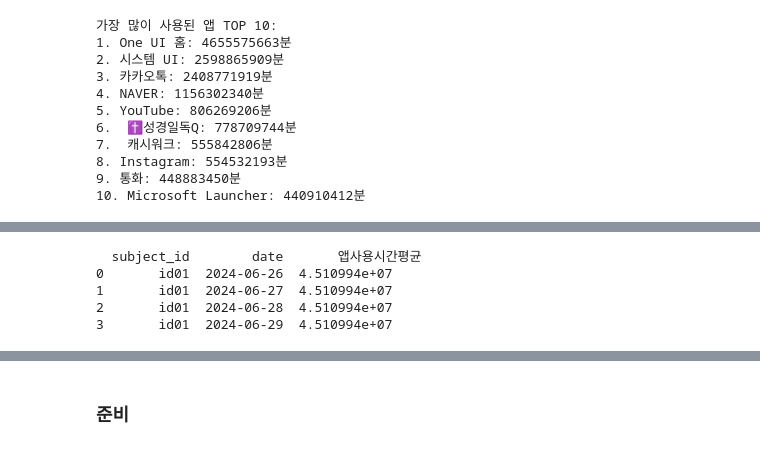
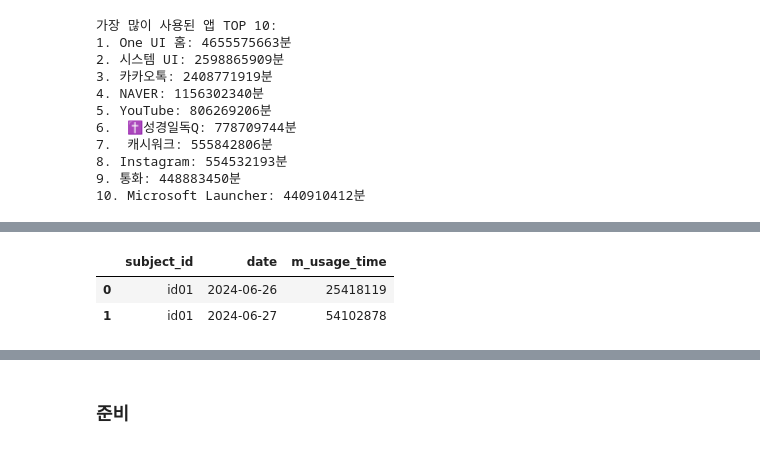
Before and after one commit to datalab-hub/lifelog-sleep-ictc-2025, a Jupyter notebook: minjeong/dacon_etri_base_mod5.ipynb, the cells around one changed output, grey strips where cells are left out. Saved outputs shown, nothing was run; the diff lists cells and outputs as text; code cells hidden in the pictures.

```diff
--- a/minjeong/dacon_etri_base_mod5.ipynb
+++ b/minjeong/dacon_etri_base_mod5.ipynb
@@ -473,45 +489,39 @@ mUsageStats_df2 = process_mUsageStats(mUsageStats_df)
-# %%
-def process_mUsageStats_daily_avg_simple(df):
-    df = df.copy()
-    df['timestamp'] = pd.to_datetime(df['timestamp'])
-    df['date'] = df['timestamp'].dt.date
-
-    features = []
-    for (subj, date), group in df.groupby(['subject_id', 'date']):
-        total_app_time = 0  # 모든 앱 사용시간 합계
-
-        for row in group['m_usage_stats']:
-            parsed = ast.literal_eval(row) if isinstance(row, str) else row
-            for entry in parsed:
-                time = entry.get('total_time', 0)
-                total_app_time += int(time)
-
-        feature = {
-            'subject_id': subj,
-            'date': date,
-            'daily_total': total_app_time
-        }
-        features.append(feature)
-
-    temp_df = pd.DataFrame(features)
-
-    # 각 사용자별 평균을 계산해서 새 컬럼에 추가
-    temp_df['앱사용시간평균'] = temp_df.groupby('subject_id')['daily_total'].transform('mean')
-
-    # 필요한 컬럼만 선택 (인덱스 설정하지 않음)
-    result_df = temp_df[['subject_id', 'date', '앱사용시간평균']].copy()
-
-    return result_df
-
-# 사용
-mUsageStats_df3 = process_mUsageStats_daily_avg_simple(mUsageStats_df)
-print(mUsageStats_df3.head(4))
-# %% [output]
-  subject_id        date       앱사용시간평균
-0       id01  2024-06-26  4.510994e+07
-1       id01  2024-06-27  4.510994e+07
-2       id01  2024-06-28  4.510994e+07
-3       id01  2024-06-29  4.510994e+07
+# %%
+# 앱 사용 시간 (합계)
+mUsageStats_df3 = mUsageStats_df.copy()
+# 방법 1: 기존 DataFrame에 새로운 컬럼 추가
+def calculate_total_usage_time(usage_stats):
+    """m_usage_stats에서 모든 앱의 total_time 합계 계산"""
+    total_time = 0
+    for app in usage_stats:
+        total_time += app['total_time']
+    return total_time
+
+# m_usage_time 컬럼 추가
+mUsageStats_df3['m_usage_time'] = mUsageStats_df3['m_usage_stats'].apply(calculate_total_usage_time)
+
+# # 결과 확인
+# print("새로운 컬럼이 추가된 DataFrame:")
+# print(mUsageStats_df3[['subject_id', 'timestamp', 'm_usage_time']].head())
+
+
+# # 전체 구조 확인
+# print(f"\nDataFrame shape: {mUsageStats_df3.shape}")
+# print(f"Columns: {mUsageStats_df3.columns.tolist()}")
+
+mUsageStats_df3 = mUsageStats_df3[['subject_id', 'timestamp', 'm_usage_time']]
+
+# 간단한 방법: 날짜별 사용시간 합계
+mUsageStats_df3['date'] = pd.to_datetime(mUsageStats_df3['timestamp']).dt.date
+
+# 날짜별 합계 계산
+mUsageStats_df3 = mUsageStats_df3.groupby(['subject_id', 'date'])['m_usage_time'].sum().reset_index()
+# %%
+mUsageStats_df3.head(2)
+# %% [output]
+|  | subject_id | date | m_usage_time |
+| 0 | id01 | 2024-06-26 | 25418119 |
+| 1 | id01 | 2024-06-27 | 54102878 |
 # %%
 
 def process_mWifi(df):
```
Also changed, not shown: parts of 24 cells of this notebook, 4 other files.
